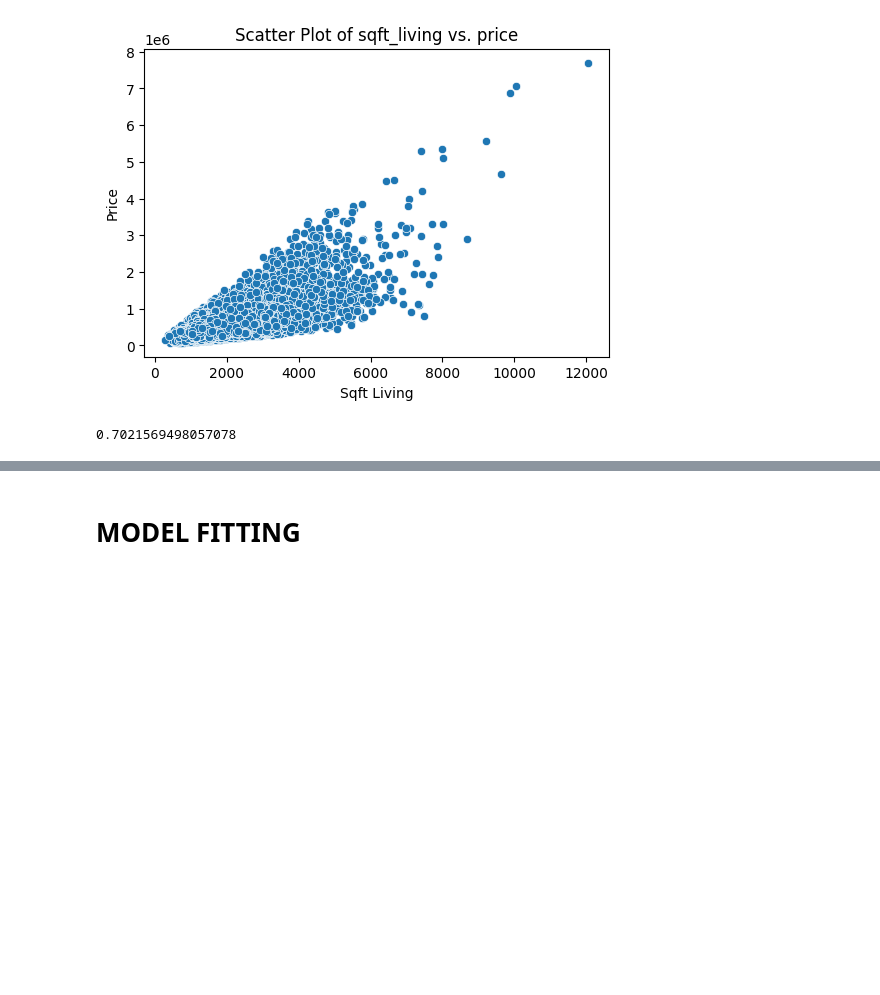
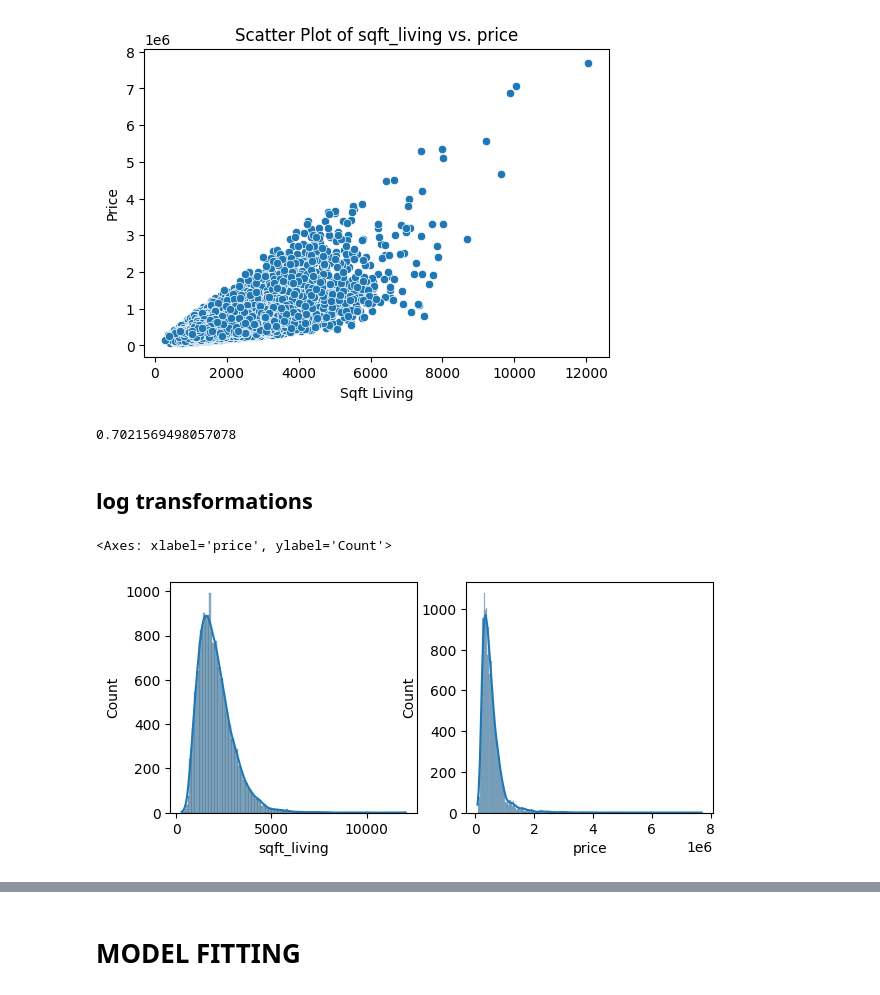
Before and after one commit to Idoo0/mini-project-spark, a Jupyter notebook: mini_project_spark.ipynb, the cells around one changed output, grey strips where cells are left out. Cells and saved outputs as stored; diff of their text form; code cells hidden in the pictures; blank space fills up the shorter version.

Commit message:
feat: add log transformation methods

```diff
--- a/mini_project_spark.ipynb
+++ b/mini_project_spark.ipynb
@@ -162,3 +162,12 @@ correlation
 # %% [output]
 [figure]
 0.7021569498057078
+# %% [markdown]
+## log transformations
+# %%
+fig, (ax1, ax2) = plt.subplots(1, 2, figsize=(7,3))
+sns.histplot(data=df_selected_clean['sqft_living'], kde=True, ax=ax1)
+sns.histplot(data=df_selected_clean['price'], kde=True, ax=ax2)
+# %% [output]
+<Axes: xlabel='price', ylabel='Count'>
+[figure, added]
```
Also changed, not shown: parts of 5 cells of this notebook.
